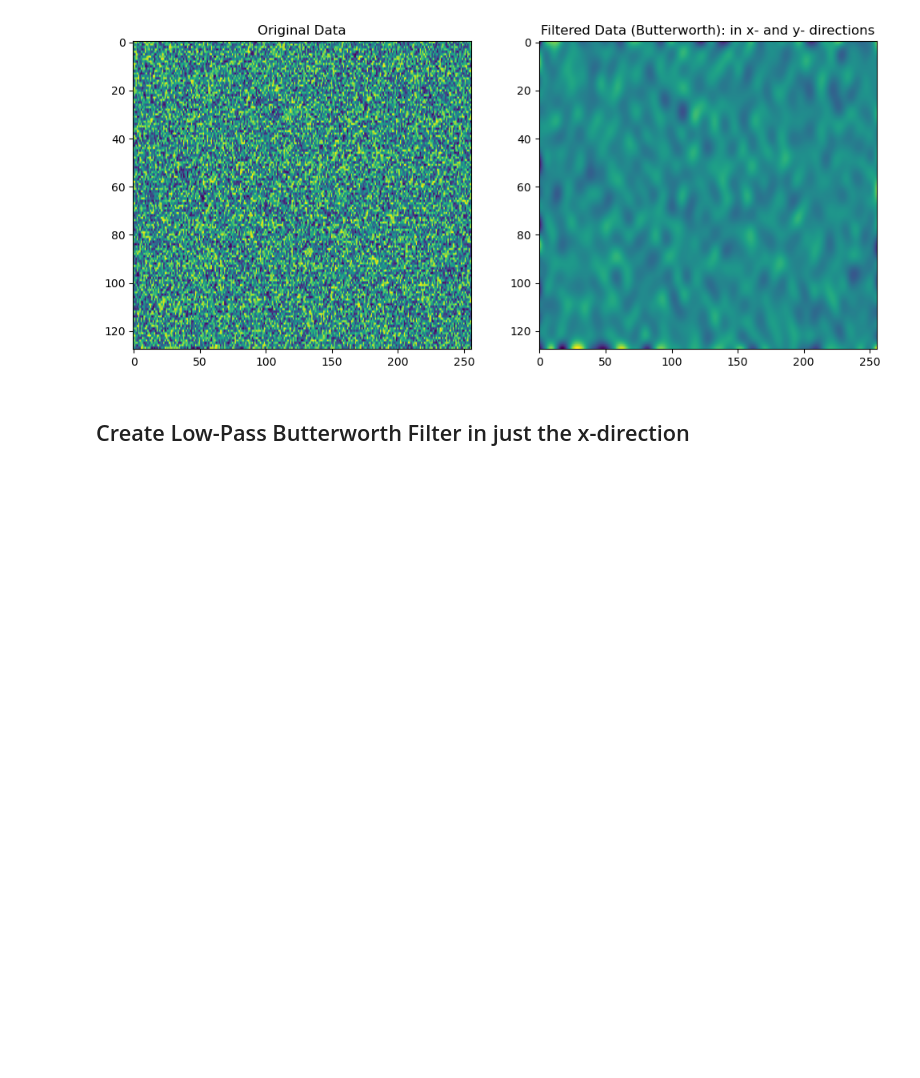
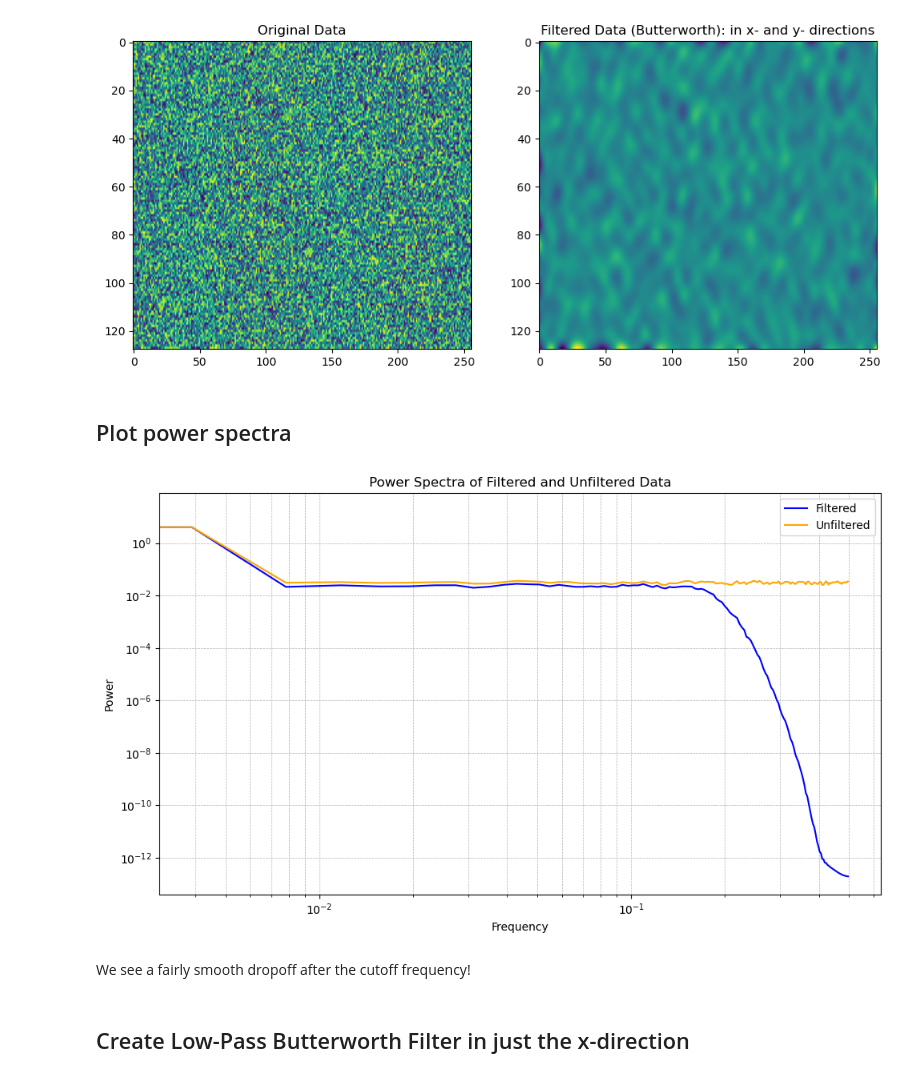
Before and after one commit to ocean-transport/cm26_diagnostics, a Jupyter notebook: scipyFilterExploration.ipynb, the cells around one changed output. Saved outputs shown, nothing was run; the diff lists cells and outputs as text; code cells hidden in the pictures; blank space fills up the shorter version.

```diff
--- a/scipyFilterExploration.ipynb
+++ b/scipyFilterExploration.ipynb
@@ -42,8 +42,8 @@ fs_y = ny  # Sampling frequency in y-direction (adjust based on real data)
 fs_x = nx  # Sampling frequency in x-direction (adjust based on real data)
 
 # Define cutoff frequencies (choose based on scale of features to remove)
-cutoff_y = 10  # Keep features larger than this in y-direction
-cutoff_x = 20  # Keep features larger than this in x-direction
+cutoff_y = 50  # Keep features larger than this in y-direction
+cutoff_x = 50  # Keep features larger than this in x-direction
 
 # Set Nyquist frequencies
 nyq_y = cutoff_y / (fs_y / 2)
@@ -61,4 +61,6 @@ def butterworth_2d(image, b_y, a_y, b_x, a_x):
     return filtered
 # %%
 # Apply the filter directly
-filtered_da = butterworth_2d(da, b_y, a_y, b_x, a_x)
+filtered_data = butterworth_2d(da, b_y, a_y, b_x, a_x)
+filtered_da = xr.DataArray(filtered_data, dims=['y', 'x'])
+filtered_da
@@ -72,6 +90,34 @@ ax[1].set_title("Filtered Data (Butterworth): in x- and y- directions")
 plt.show()
 # %% [output]
 [figure]
+# %% [markdown]
+## Plot power spectra
+# %%
+# Compute power spectrum for mean prediction and target
+ps_filtered = xrft.power_spectrum(filtered_da, dim='x', window=True).mean(dim='y')
+ps_unfiltered = xrft.power_spectrum(da, dim='x', window=True).mean(dim='y')
+
+# Plot power spectra
+plt.figure(figsize=(10, 6))
+plt.plot(ps_filtered.freq_x, ps_filtered, label='Filtered', color='blue')
+plt.plot(ps_unfiltered.freq_x, ps_unfiltered, label='Unfiltered', color='orange')
+
+# Configure the plot
+plt.title("Power Spectra of Filtered and Unfiltered Data")
+plt.xscale('log')
+plt.yscale('log')
+plt.xlabel('Frequency')
+plt.ylabel('Power')
+plt.legend(loc='best')
+plt.grid(True, which="both", linestyle="--", linewidth=0.5)
+plt.tight_layout()
+
+# Display the plot
+plt.show()
+# %% [output]
+[figure, added]
+# %% [markdown]
+We see a fairly smooth dropoff after the cutoff frequency!
 # %% [markdown]
 ## Create Low-Pass Butterworth Filter in just the x-direction
 # %%
```
Also changed, not shown: parts of 8 cells of this notebook.
